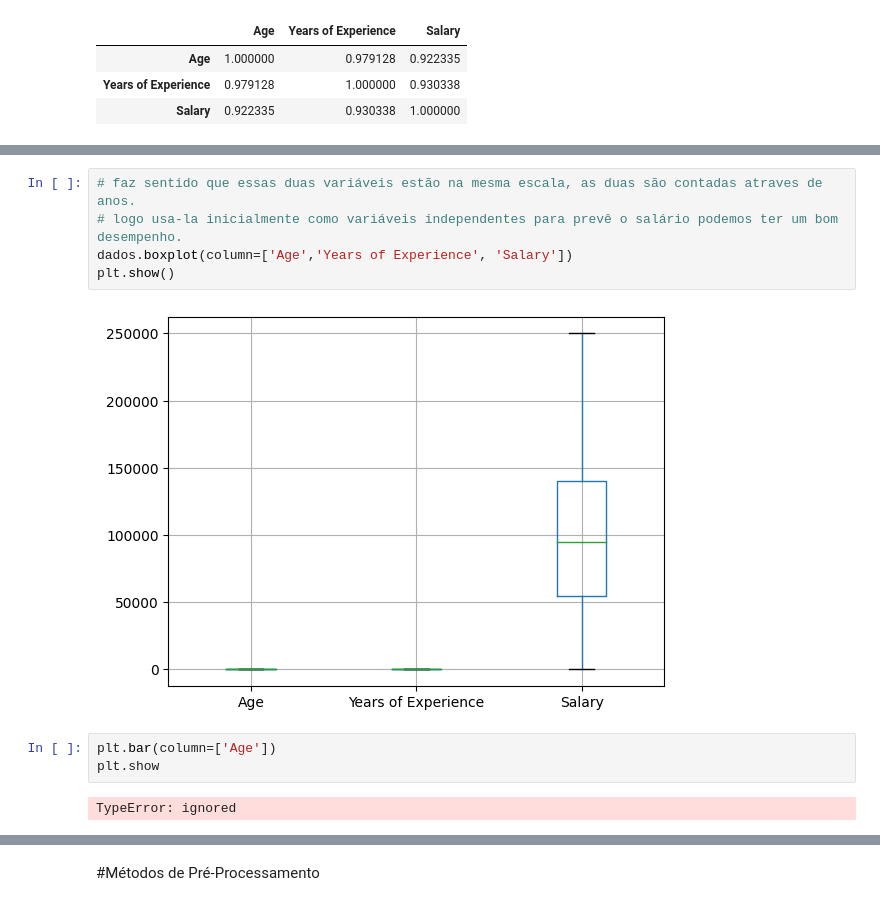
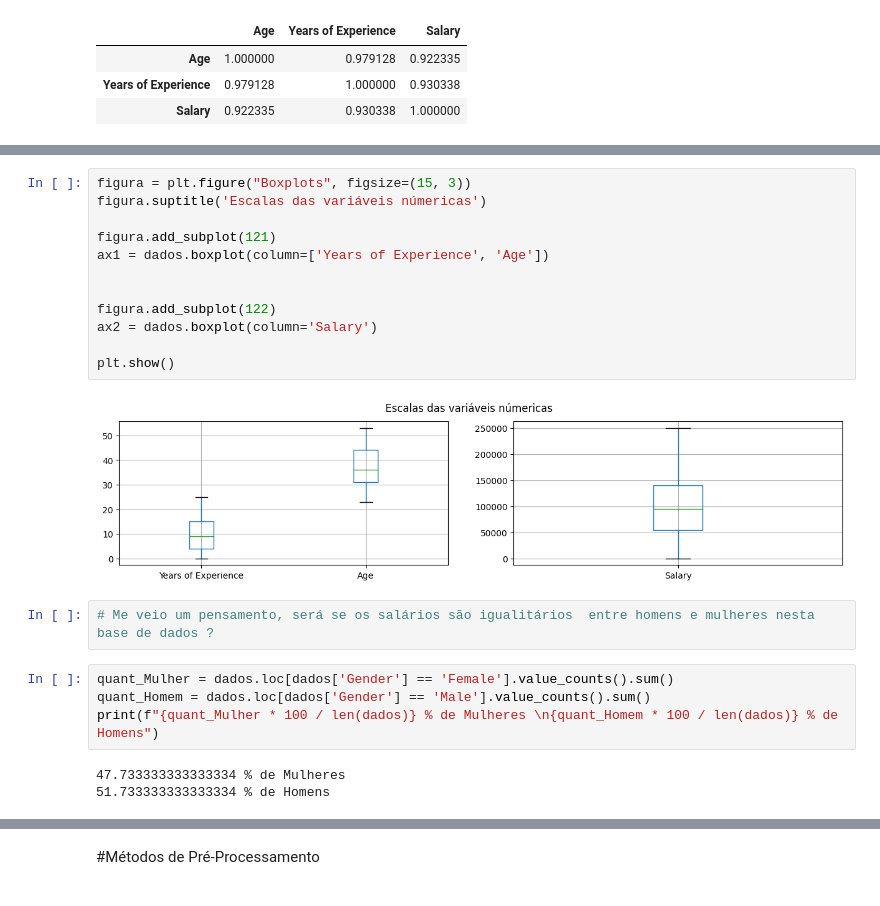
Before and after one commit to PauloQuirinoCD/Projeto_Salary, a Jupyter notebook: Projeto_Aplicação_de_Métodos_de_machine_learning(salary)_Template.ipynb, the cells around one changed output, grey strips where cells are left out. Drawn from its saved outputs; the diff is of its cells as text.

```diff
--- a/Projeto_Aplicação_de_Métodos_de_machine_learning(salary)_Template.ipynb
+++ b/Projeto_Aplicação_de_Métodos_de_machine_learning(salary)_Template.ipynb
@@ -197,12 +206,23 @@ plt.hist(dados['Age'])
-# %%
-# faz sentido que essas duas variáveis estão na mesma escala, as duas são contadas atraves de anos.
-# logo usa-la inicialmente como variáveis independentes para prevê o salário podemos ter um bom desempenho.
-dados.boxplot(column=['Age','Years of Experience', 'Salary'])
-plt.show()
-# %% [output]
-[figure, removed]
-# %%
-plt.bar(column=['Age'])
-plt.show
-# %% [output]
-TypeError: ignored
+# %%
+figura = plt.figure("Boxplots", figsize=(15, 3))
+figura.suptitle('Escalas das variáveis númericas')
+
+figura.add_subplot(121)
+ax1 = dados.boxplot(column=['Years of Experience', 'Age'])
+
+
+figura.add_subplot(122)
+ax2 = dados.boxplot(column='Salary')
+
+plt.show()
+# %% [output]
+[figure, added]
+# %%
+# Me veio um pensamento, será se os salários são igualitários  entre homens e mulheres nesta base de dados ?
+# %%
+quant_Mulher = dados.loc[dados['Gender'] == 'Female'].value_counts().sum()
+quant_Homem = dados.loc[dados['Gender'] == 'Male'].value_counts().sum()
+print(f"{quant_Mulher * 100 / len(dados)} % de Mulheres \n{quant_Homem * 100 / len(dados)} % de Homens")
+# %% [output]
+47.733333333333334 % de Mulheres
+51.733333333333334 % de Homens
```
Also changed, not shown: parts of 11 cells of this notebook.
